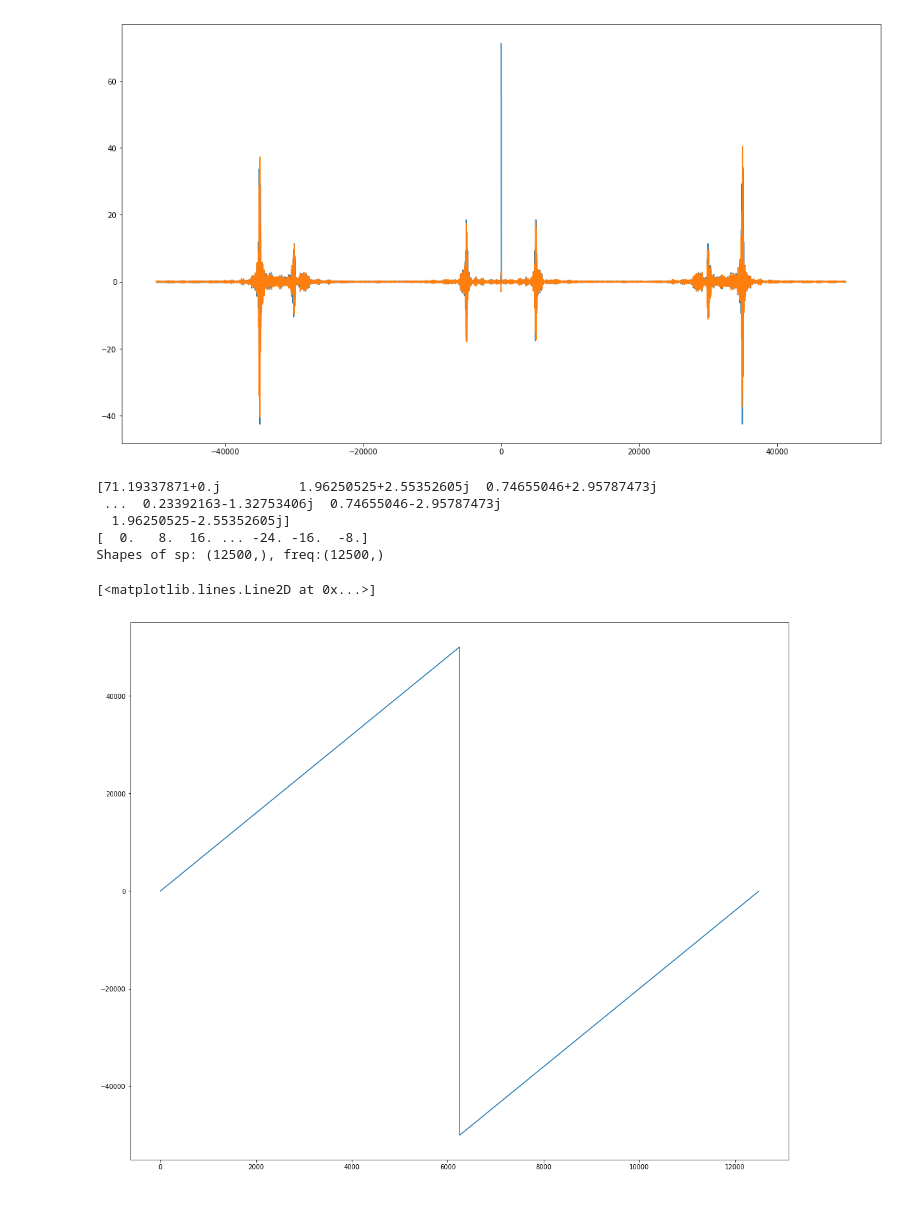
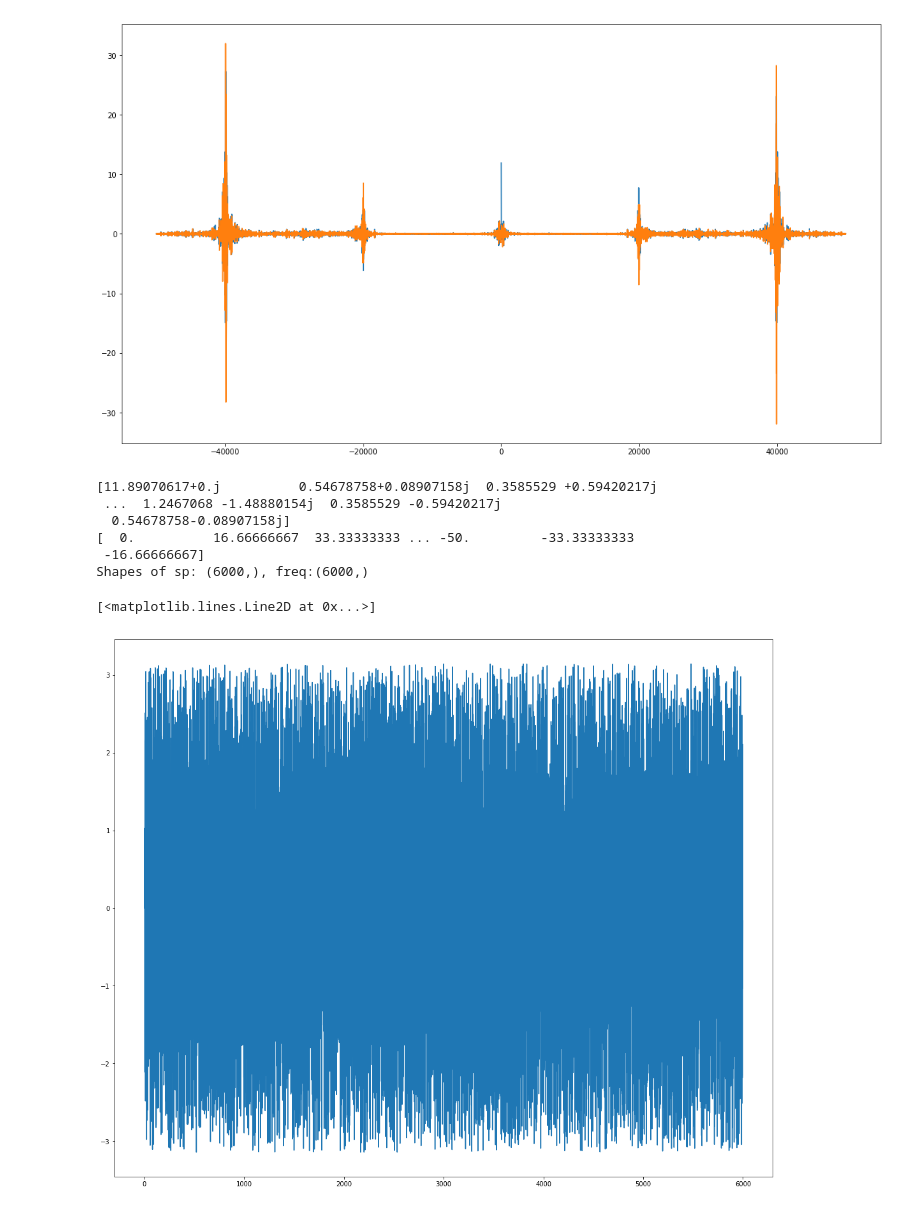
Before and after one commit to AUV-IITK/acoustic_processing, a Jupyter notebook: AnalysingHydrophonesRecording.ipynb, the cells around one changed output. Drawn from its saved outputs; the diff is of its cells as text; code cells hidden in the pictures.

Commit message:
Some more visualisation for hydrophones

```diff
--- a/AnalysingHydrophonesRecording.ipynb
+++ b/AnalysingHydrophonesRecording.ipynb
@@ -17,7 +18,7 @@ os.listdir("/media/ayush/DATA1/Hydrophone Recording/")
  '45 Degree Vertical.csv',
  'Recording 1']
 # %%
-D0H_df = pd.read_csv("/media/ayush/DATA1/Hydrophone Recording/45 Degree Horizontal.csv")
+D0H_df = pd.read_csv("/media/ayush/DATA1/Hydrophone Recording/30_5_19.csv")
 print("Shape of the recording CSV: " + str(D0H_df.shape))
 D0H_df.head()
 # %% [output]
@@ -31,8 +32,8 @@ Shape of the recording CSV: (3000003, 6)
 # %%
-first_channel_rec = D0H_df[['Timestamp','18-05-2019 17:55:10']]
-second_channel_rec = D0H_df[['Timestamp.1','18-05-2019 17:55:10.1']]
-third_channel_rec = D0H_df[['Timestamp.2','18-05-2019 17:55:10.2']]
-# fourth_channel_rec = D0H_df[['Timestamp.3','16-05-2019 22:22:42.3']]
+first_channel_rec = D0H_df[['Timestamp','30-05-2019 18:22:24']]
+second_channel_rec = D0H_df[['Timestamp.1','30-05-2019 18:22:24.1']]
+third_channel_rec = D0H_df[['Timestamp.2','30-05-2019 18:22:24.2']]
+fourth_channel_rec = D0H_df[['Timestamp.3','30-05-2019 18:22:24.3']]
 
 time_interval = float(first_channel_rec.iloc[0,1])
 sampling_rate = round(1/time_interval)
@@ -43,7 +44,7 @@ print("Sampling Rate: " + str(sampling_rate))
 first_channel_rec = first_channel_rec.iloc[3:].to_numpy().astype(float)
 second_channel_rec = second_channel_rec.iloc[3:].to_numpy().astype(float)
 third_channel_rec = third_channel_rec.iloc[3:].to_numpy().astype(float)
-#fourth_channel_rec = fourth_channel_rec.iloc[3:].to_numpy().astype(float)
+fourth_channel_rec = fourth_channel_rec.iloc[3:].to_numpy().astype(float)
 print("Shapes of individual recordings: " +  str(np.shape(first_channel_rec)))
 
 first_channel_rec
@@ -66,5 +68,5 @@ def plot_graph(data):
 # %%
 plot_graph(first_channel_rec)
-first_channel_rec_cleaned = first_channel_rec[87500:100000,:]
+first_channel_rec_cleaned = first_channel_rec[24000:30000,:]
 np.shape(first_channel_rec_cleaned)
 # %% [output]
@@ -86,22 +90,24 @@ freq = np.fft.fftfreq(first_channel_rec_cleaned[:,1].shape[-1], d=1e-5)
 fig = plt.figure()
 fig.set_size_inches(18.5, 10.5)
 plt.plot(freq, sp.real, freq, sp.imag)
+
 plt.show()
 print(sp)
 print(freq)
 print("Shapes of sp: " + str(np.shape(sp)) + ", freq:" + str(np.shape(freq)))
 # %% [output]
-[figure, old version]
+[figure, new version]
-[71.19337871+0.j          1.96250525+2.55352605j  0.74655046+2.95787473j
- ...  0.23392163-1.32753406j  0.74655046-2.95787473j
-  1.96250525-2.55352605j]
-[  0.   8.  16. ... -24. -16.  -8.]
-Shapes of sp: (12500,), freq:(12500,)
+[11.89070617+0.j          0.54678758+0.08907158j  0.3585529 +0.59420217j
+ ...  1.2467068 -1.48880154j  0.3585529 -0.59420217j
+  0.54678758-0.08907158j]
+[  0.          16.66666667  33.33333333 ... -50.         -33.33333333
+ -16.66666667]
+Shapes of sp: (6000,), freq:(6000,)
 # %%
 fig = plt.figure()
 fig.set_size_inches(18.5, 15.5)
-plt.plot(freq)
+plt.plot(np.angle(sp))
 # %% [output]
 [<matplotlib.lines.Line2D at 0x...>]
-[figure, old version]
+[figure, new version]
 # %%
```
Also changed, not shown: parts of 17 cells of this notebook, 1 other file.
